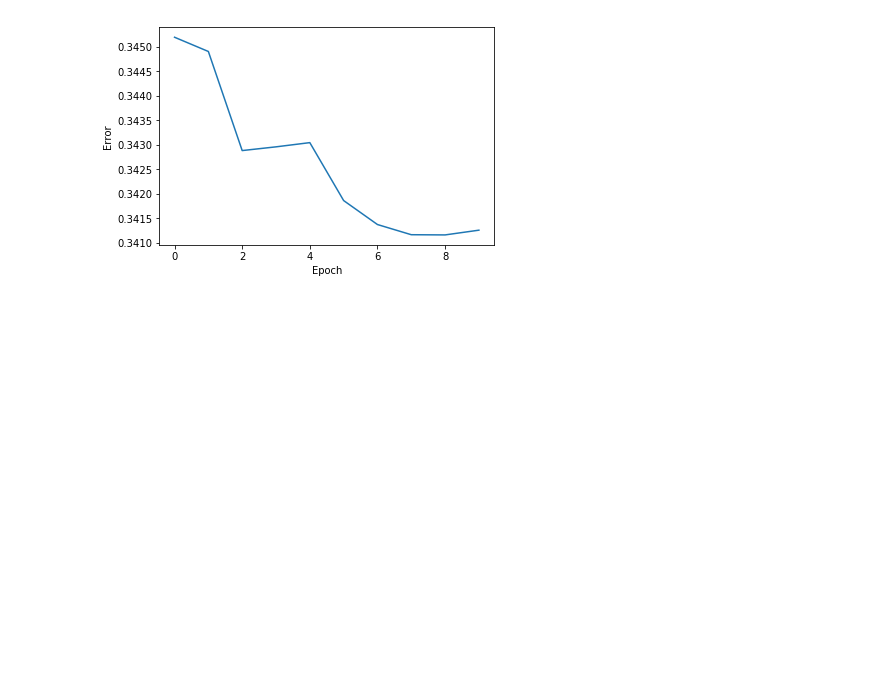
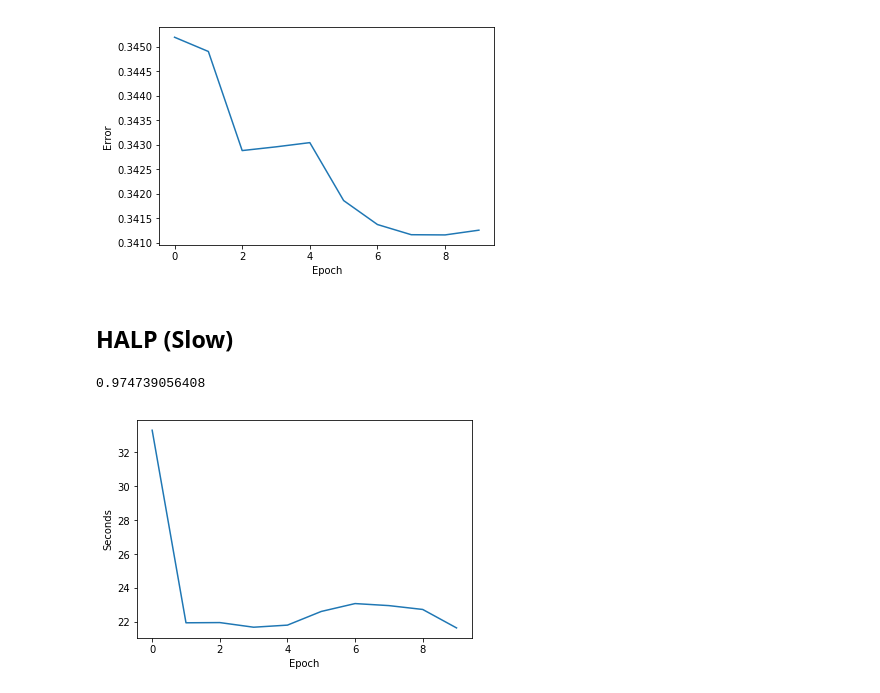
Before and after one commit to abigailshchur/Quantized-SVRG, a Jupyter notebook: Linear Regression.ipynb, the cells around one changed output. Cells and saved outputs as stored; diff of their text form; code cells hidden in the pictures; blank space fills up the shorter version.

Commit message:
Broken implementation of Halp added

```diff
--- a/Linear Regression.ipynb
+++ b/Linear Regression.ipynb
@@ -133,3 +134,18 @@ plt.xlabel('Epoch')
 plt.show()
 # %% [output]
 [figure]
+# %% [markdown]
+## HALP (Slow)
+# %%
+weights_halp_slow, time_halp_slow_array, loss_halp_slow_array = hs.halp(0.0000001, x_fp, y, 10)
+loss_halp_slow = opt.loss(weights_halp_slow, x_fp, y)
+print(loss_halp_slow)
+# %% [output]
+0.974739056408
+# %%
+plt.plot(time_halp_slow_array)
+plt.ylabel('Seconds')
+plt.xlabel('Epoch')
+plt.show()
+# %% [output]
+[figure, added]
```
Also changed, not shown: parts of 3 cells of this notebook, 2 other files.
